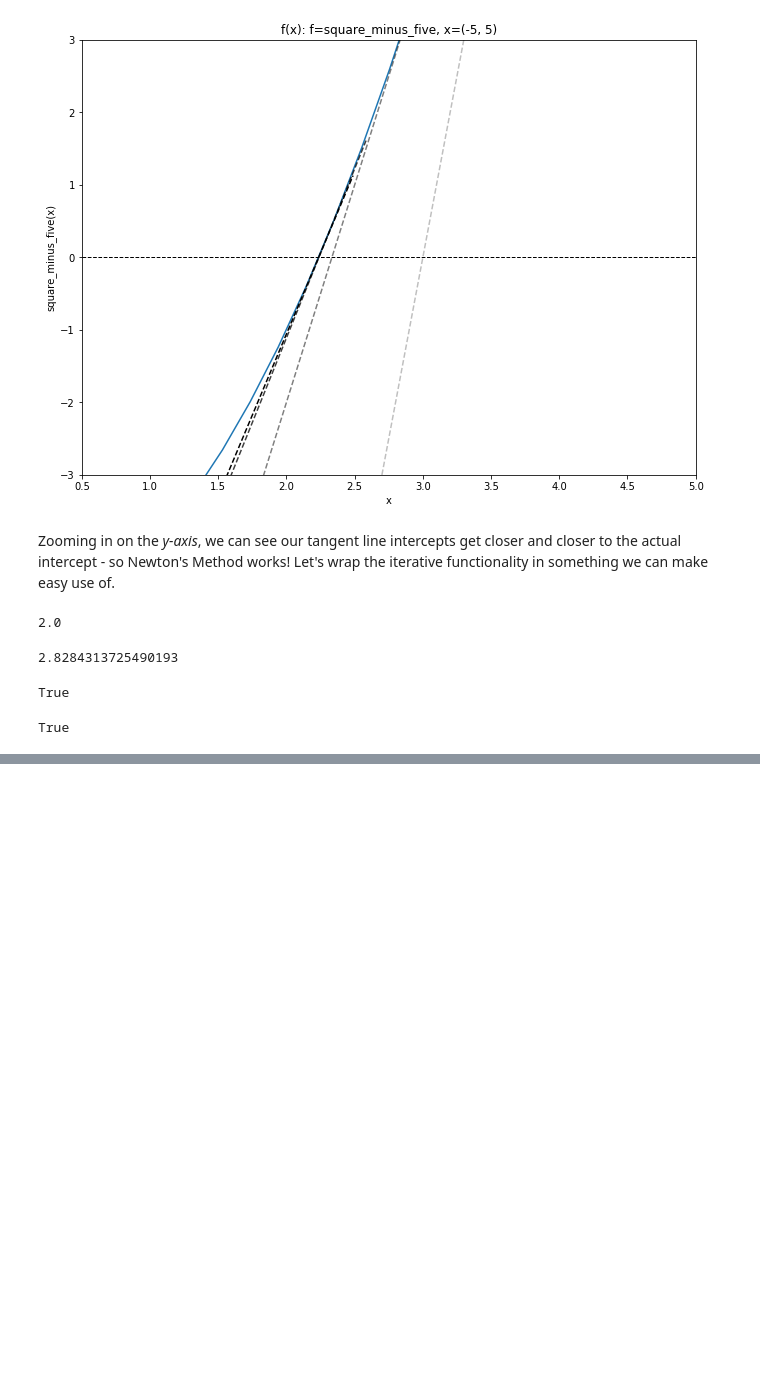
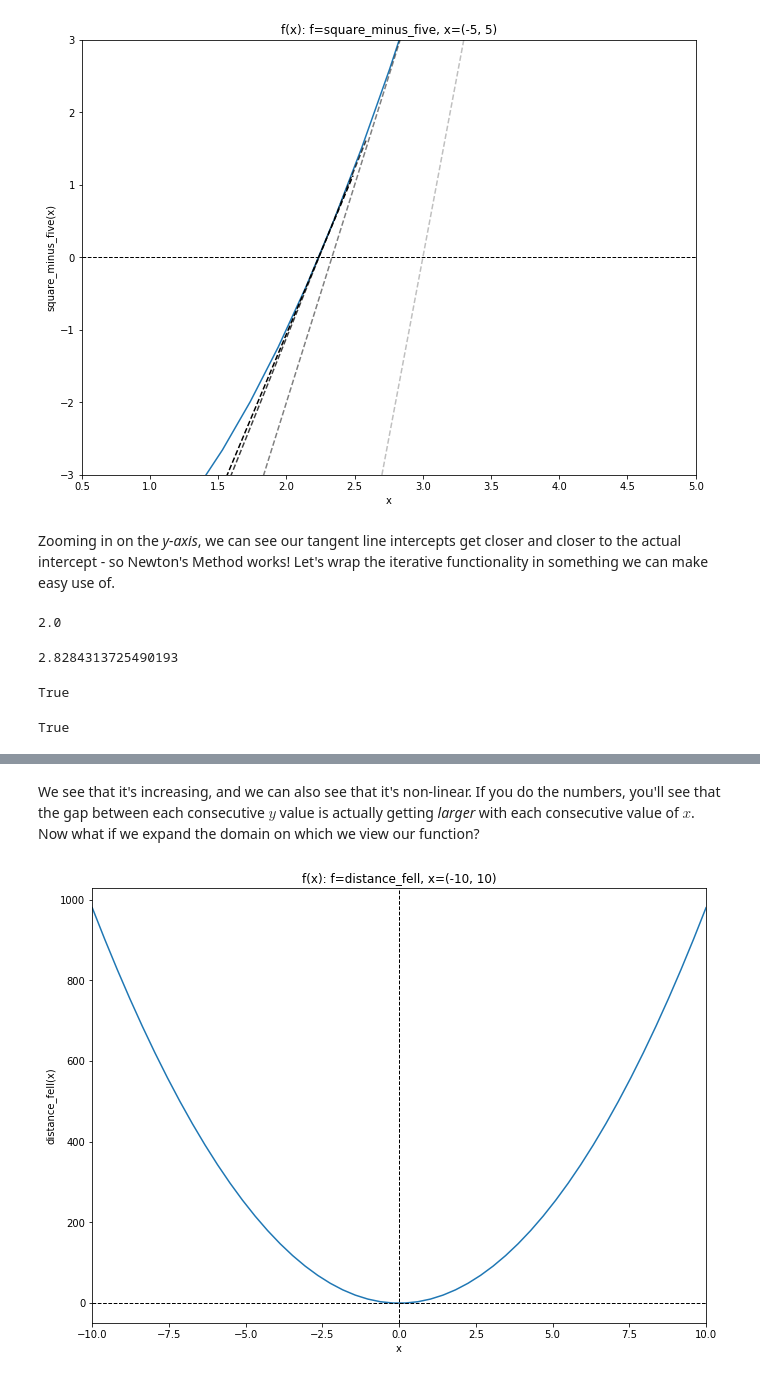
Before and after one commit to contently/math_class, a Jupyter notebook: calculus_derivatives.ipynb, the cells around one changed output, grey strips where cells are left out. Saved outputs shown, nothing was run; the diff lists cells and outputs as text; code cells hidden in the pictures; blank space fills up the shorter version.

```diff
--- a/calculus_derivatives.ipynb
+++ b/calculus_derivatives.ipynb
@@ -610,0 +633,6 @@ Also, note that Newton's Method _does_ have failure cases. See more [here](https
+# %% [markdown]
+We see that it's increasing, and we can also see that it's non-linear. If you do the numbers, you'll see that the gap between each consecutive $y$ value is actually getting _larger_ with each consecutive value of $x$. Now what if we expand the domain on which we view our function?
+# %%
+ax = plot_func(func=distance_fell, domain=(-10, 10))
+# %% [output]
+[figure, added]
```
Also changed, not shown: parts of 24 cells of this notebook.
